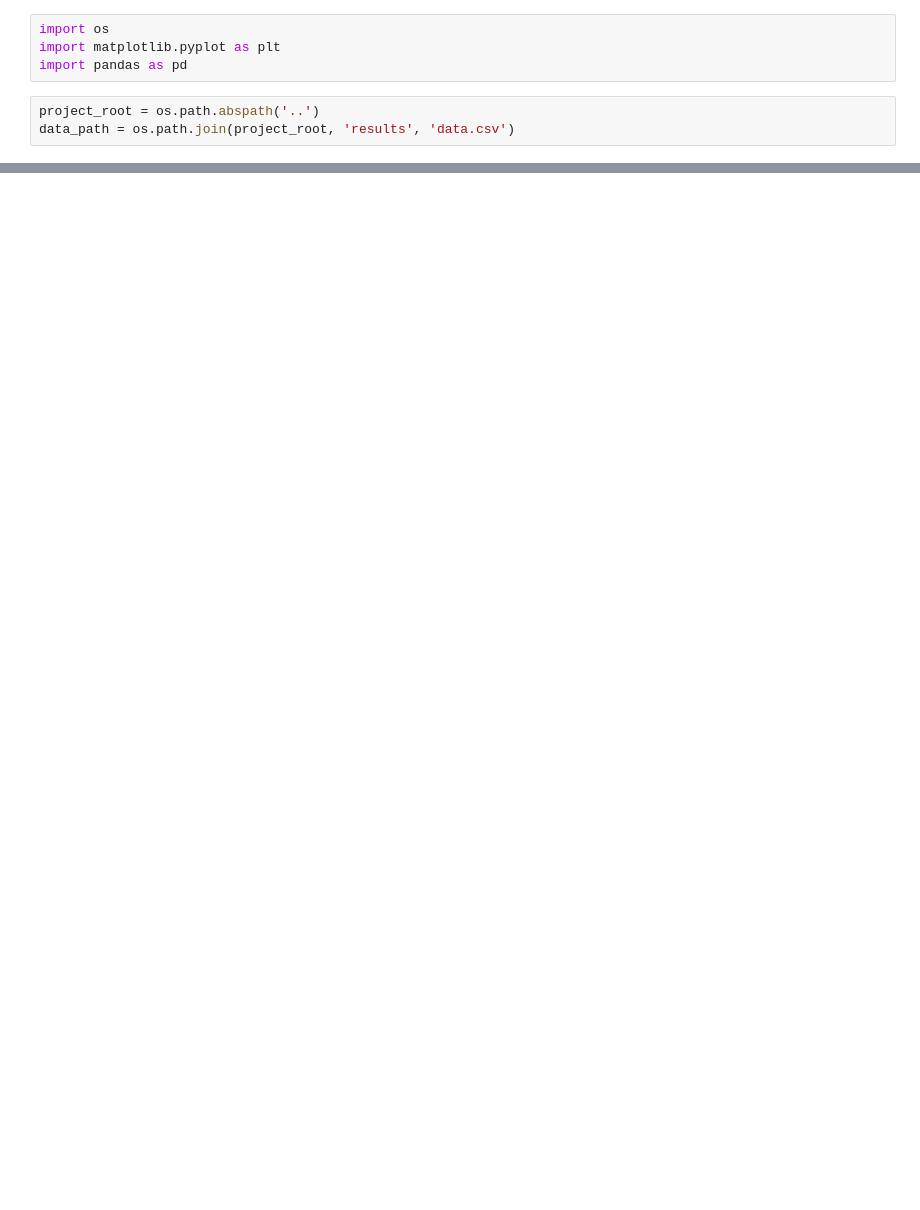
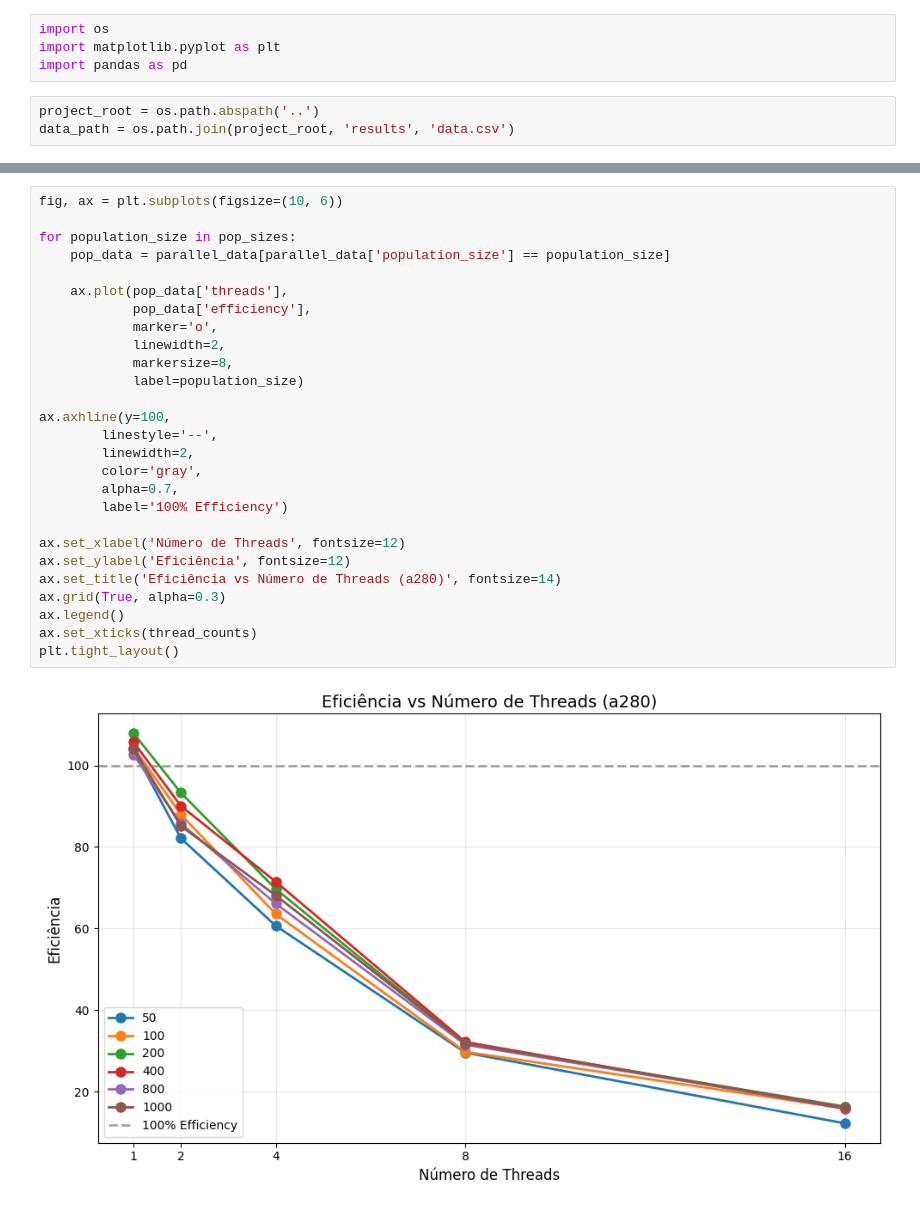
Before and after one commit to rafael-takahashi/tsp-genetic-algorithm, a Jupyter notebook: notebooks/results.ipynb, the cells around one changed output, grey strips where cells are left out. Cells and saved outputs as stored; diff of their text form; blank space fills up the shorter version.

```diff
--- a/notebooks/results.ipynb
+++ b/notebooks/results.ipynb
@@ -190,0 +208,29 @@ for instance in instances:
+# %%
+fig, ax = plt.subplots(figsize=(10, 6))
+
+for population_size in pop_sizes:
+    pop_data = parallel_data[parallel_data['population_size'] == population_size]
+
+    ax.plot(pop_data['threads'],
+            pop_data['efficiency'],
+            marker='o',
+            linewidth=2,
+            markersize=8,
+            label=population_size)
+
+ax.axhline(y=100,
+        linestyle='--',
+        linewidth=2,
+        color='gray',
+        alpha=0.7,
+        label='100% Efficiency')
+
+ax.set_xlabel('Número de Threads', fontsize=12)
+ax.set_ylabel('Eficiência', fontsize=12)
+ax.set_title('Eficiência vs Número de Threads (a280)', fontsize=14)
+ax.grid(True, alpha=0.3)
+ax.legend()
+ax.set_xticks(thread_counts)
+plt.tight_layout()
+# %% [output]
+[figure, added]
```
Also changed, not shown: parts of 12 cells of this notebook, 2 other files.
